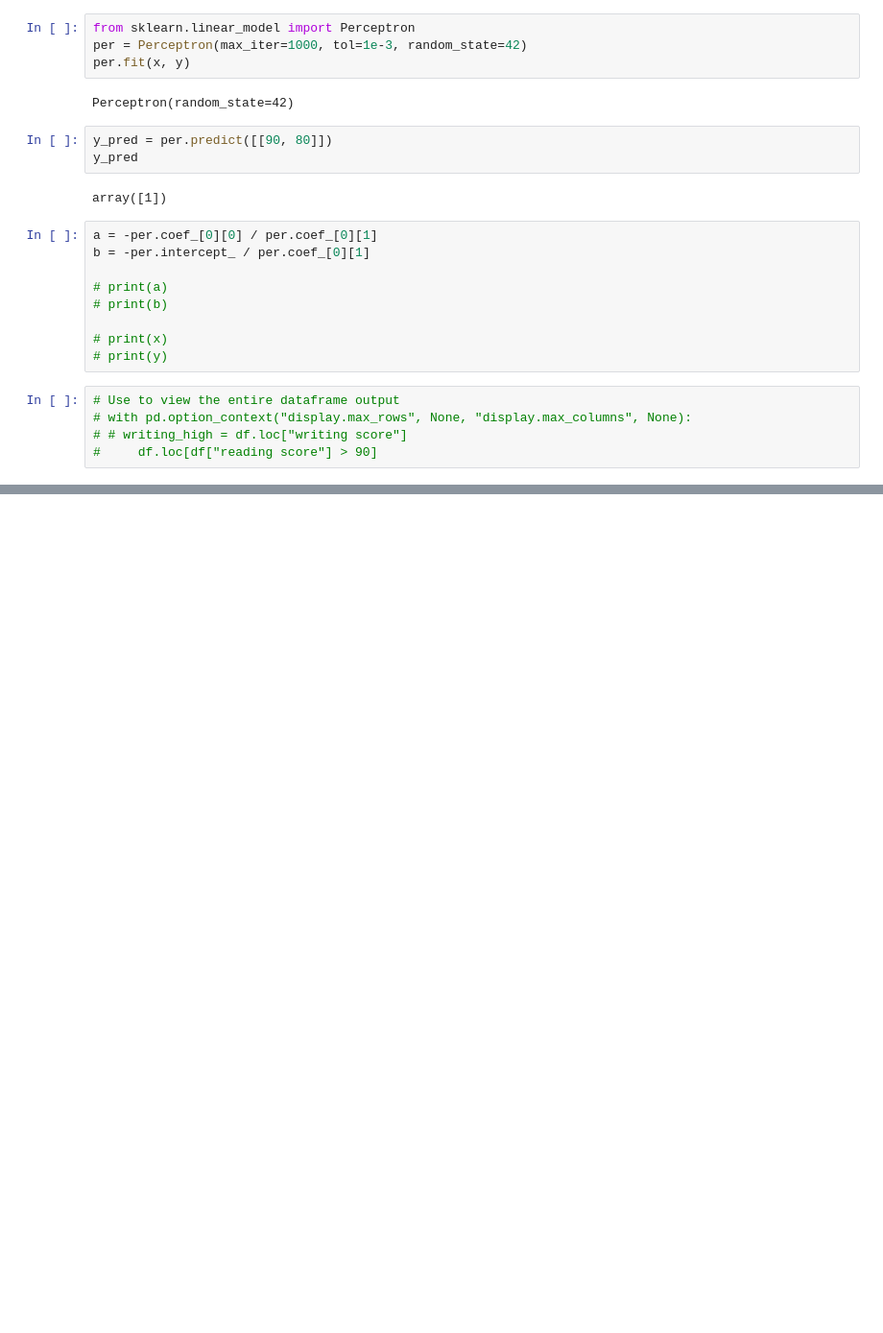
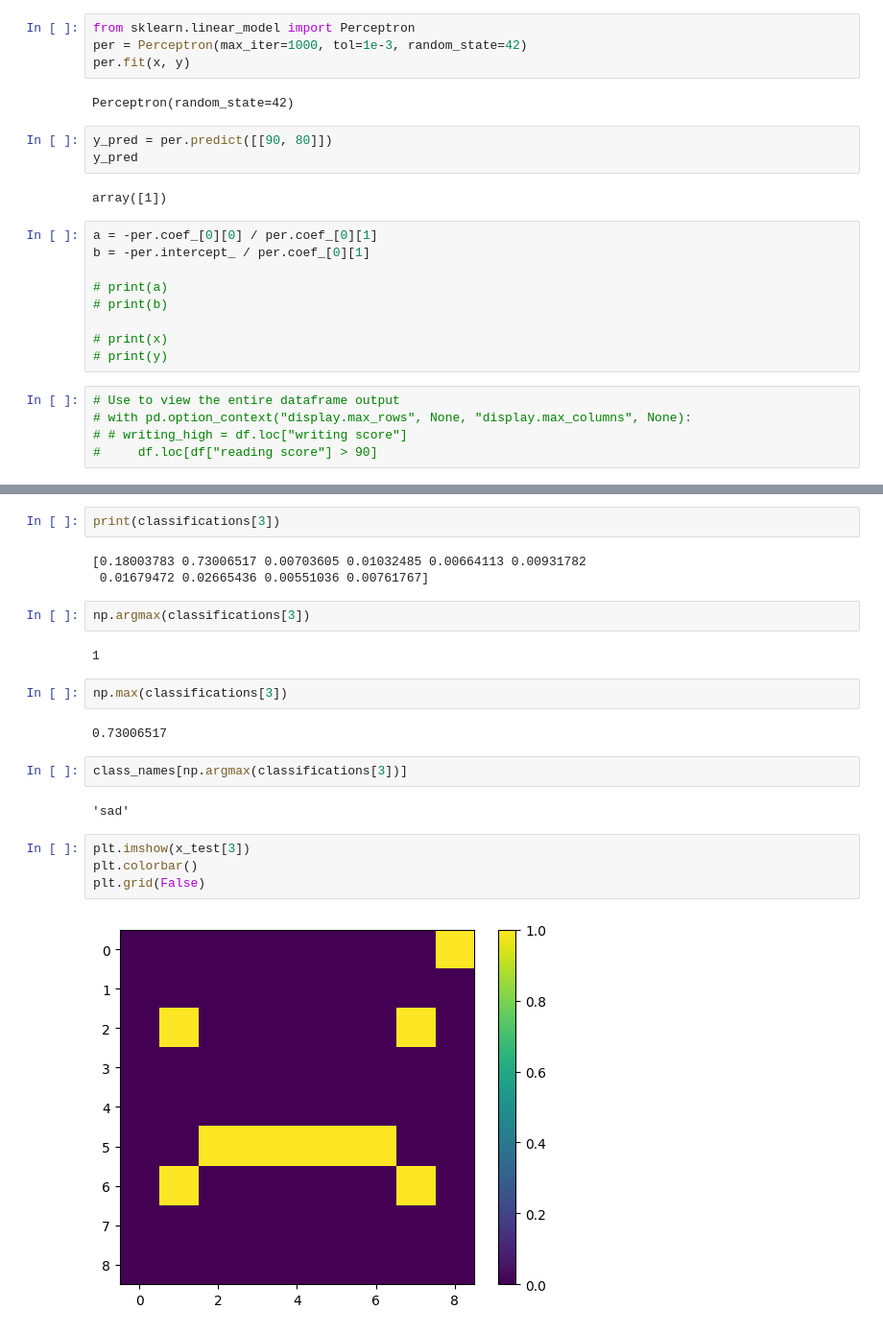
Before and after one commit to lascha212/F21DL, a Jupyter notebook: labs.ipynb, the cells around one changed output, grey strips where cells are left out. Shown at 96% size. Cells and saved outputs as stored; diff of their text form; blank space fills up the shorter version.

```diff
--- a/labs.ipynb
+++ b/labs.ipynb
@@ -902,0 +1015,23 @@ for i in range(len(y)):
+# %%
+print(classifications[3])
+# %% [output]
+[0.18003783 0.73006517 0.00703605 0.01032485 0.00664113 0.00931782
+ 0.01679472 0.02665436 0.00551036 0.00761767]
+# %%
+np.argmax(classifications[3])
+# %% [output]
+1
+# %%
+np.max(classifications[3])
+# %% [output]
+0.73006517
+# %%
+class_names[np.argmax(classifications[3])]
+# %% [output]
+'sad'
+# %%
+plt.imshow(x_test[3])
+plt.colorbar()
+plt.grid(False)
+# %% [output]
+[figure, added]
```
Also changed, not shown: parts of 56 cells of this notebook, 2 other files.
